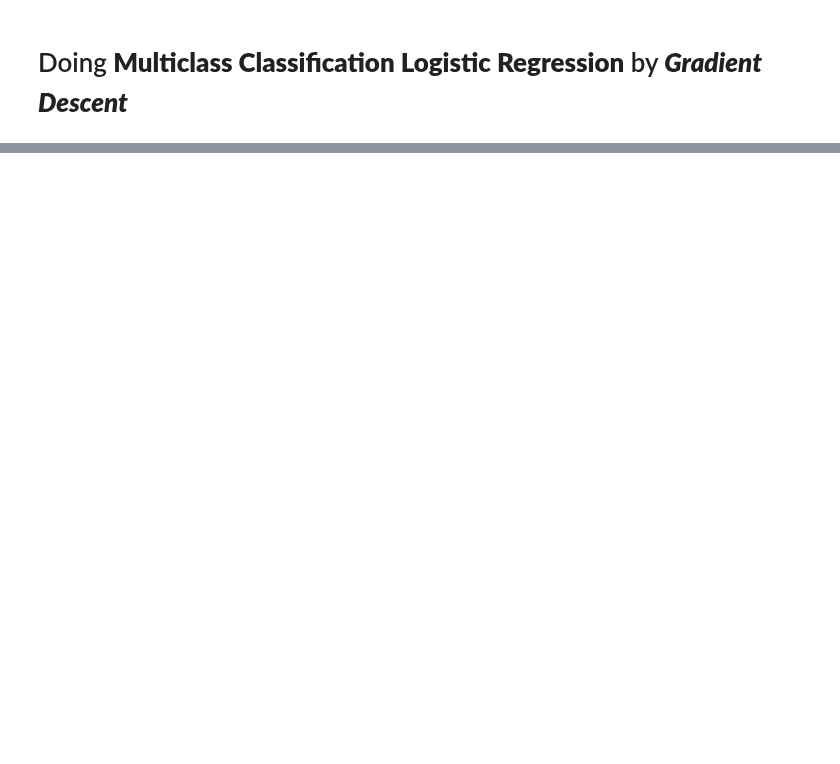
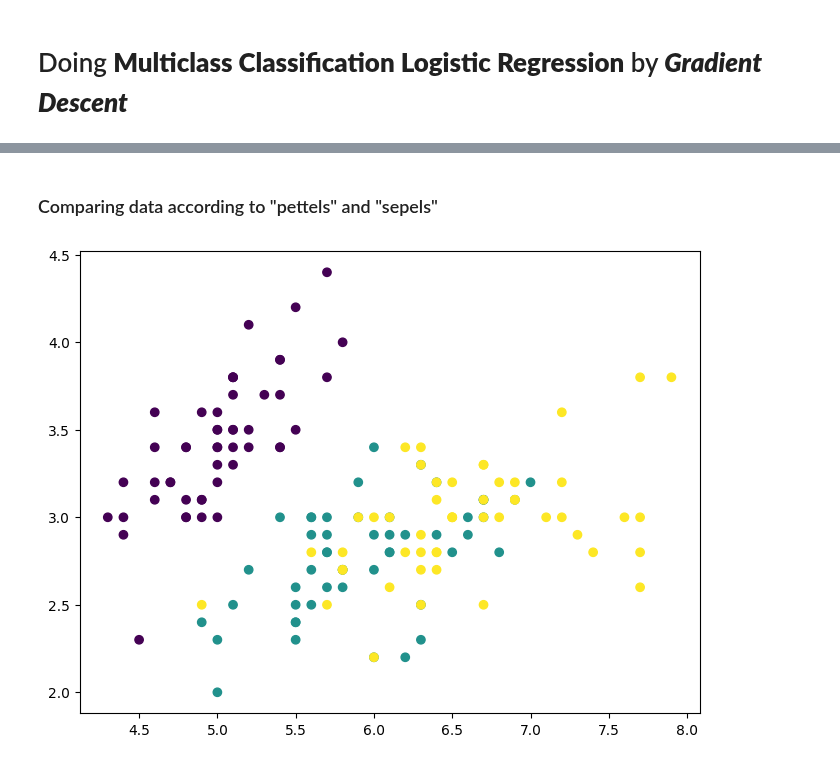
Before and after one commit to albertodavincishekhawat/BasicMachineLearning, a Jupyter notebook: 2.LogisticRegressionAndGradiantDescent.ipynb, the cells around one changed output, grey strips where cells are left out. Drawn from its saved outputs; the diff is of its cells as text; code cells hidden in the pictures; blank space fills up the shorter version.

```diff
--- a/2.LogisticRegressionAndGradiantDescent.ipynb
+++ b/2.LogisticRegressionAndGradiantDescent.ipynb
@@ -386,0 +417,2 @@ What test can we apply?
+# %%
+iris = load_iris()
@@ -386,0 +486,3 @@ What test can we apply?
+# %%
+df = pd.DataFrame(iris.data, columns=["Sep_len", "Sep_wid", "Pet_len", "Pet_wid"])
+df
@@ -386,0 +503,3 @@ What test can we apply?
+# %%
+df["Target"] = iris.target
+df["Target"]
@@ -386,0 +535,8 @@ What test can we apply?
+# %% [markdown]
+### Comparing data according to "pettels" and "sepels"
+# %%
+plt.figure(figsize=(8, 6))
+plt.scatter(df["Sep_len"], df["Sep_wid"], c=df["Target"])   # dots are colored according to categories in target columns
+plt.show()
+# %% [output]
+[figure, added]
```
Also changed, not shown: parts of 48 cells of this notebook, 2 other files.
